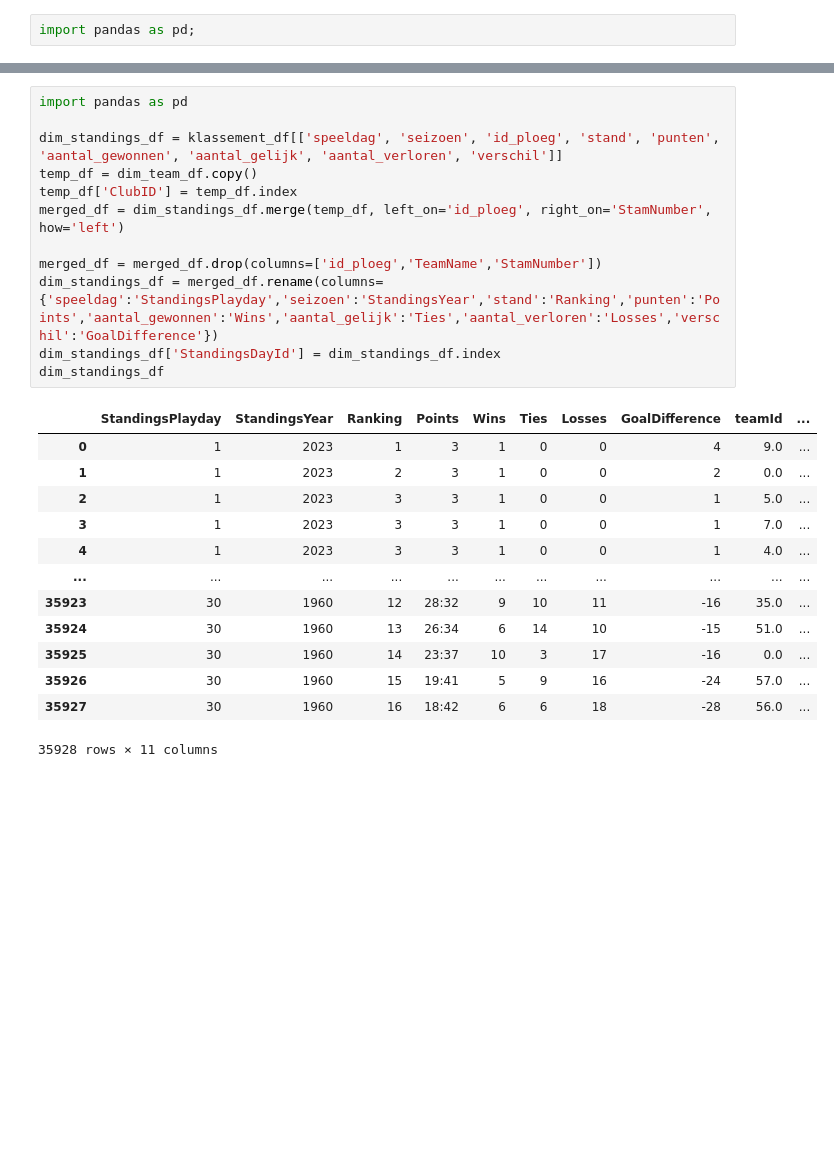
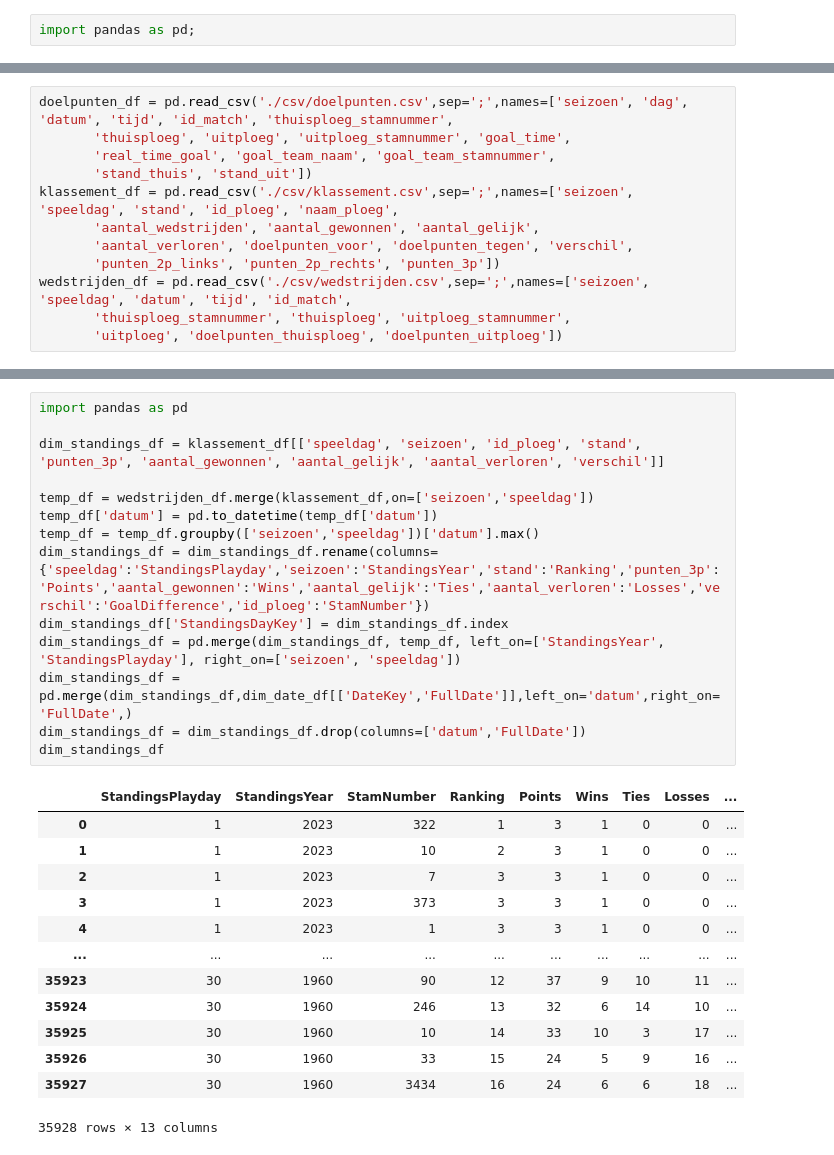
Before and after one commit to RobbeVDK/DEP1-2023-2024-groep04, a Jupyter notebook: bulk_insert_data.ipynb, the cells around one changed output, grey strips where cells are left out. Cells and saved outputs as stored; diff of their text form; blank space fills up the shorter version.

Commit message:
verder gewerkt voor de bulk insert voor de sql

```diff
--- a/bulk_insert_data.ipynb
+++ b/bulk_insert_data.ipynb
@@ -7 +3,13 @@ wedstrijden_df = pd.read_csv('./csv/wedstrijden_onverwerkd.csv')
+# %%
+doelpunten_df = pd.read_csv('./csv/doelpunten.csv',sep=';',names=['seizoen', 'dag', 'datum', 'tijd', 'id_match', 'thuisploeg_stamnummer',
+       'thuisploeg', 'uitploeg', 'uitploeg_stamnummer', 'goal_time',
+       'real_time_goal', 'goal_team_naam', 'goal_team_stamnummer',
+       'stand_thuis', 'stand_uit'])
+klassement_df = pd.read_csv('./csv/klassement.csv',sep=';',names=['seizoen', 'speeldag', 'stand', 'id_ploeg', 'naam_ploeg',
+       'aantal_wedstrijden', 'aantal_gewonnen', 'aantal_gelijk',
+       'aantal_verloren', 'doelpunten_voor', 'doelpunten_tegen', 'verschil',
+       'punten_2p_links', 'punten_2p_rechts', 'punten_3p'])
+wedstrijden_df = pd.read_csv('./csv/wedstrijden.csv',sep=';',names=['seizoen', 'speeldag', 'datum', 'tijd', 'id_match',
+       'thuisploeg_stamnummer', 'thuisploeg', 'uitploeg_stamnummer',
+       'uitploeg', 'doelpunten_thuisploeg', 'doelpunten_uitploeg'])
 # %%
@@ -36,26 +101,28 @@ dim_team_df
 # %%
 import pandas as pd
 
-dim_standings_df = klassement_df[['speeldag', 'seizoen', 'id_ploeg', 'stand', 'punten', 'aantal_gewonnen', 'aantal_gelijk', 'aantal_verloren', 'verschil']]
-temp_df = dim_team_df.copy()
-temp_df['ClubID'] = temp_df.index
-merged_df = dim_standings_df.merge(temp_df, left_on='id_ploeg', right_on='StamNumber', how='left')
+dim_standings_df = klassement_df[['speeldag', 'seizoen', 'id_ploeg', 'stand', 'punten_3p', 'aantal_gewonnen', 'aantal_gelijk', 'aantal_verloren', 'verschil']]
 
-merged_df = merged_df.drop(columns=['id_ploeg','TeamName','StamNumber'])
-dim_standings_df = merged_df.rename(columns={'speeldag':'StandingsPlayday','seizoen':'StandingsYear','stand':'Ranking','punten':'Points','aantal_gewonnen':'Wins','aantal_gelijk':'Ties','aantal_verloren':'Losses','verschil':'GoalDifference'})
-dim_standings_df['StandingsDayId'] = dim_standings_df.index
+temp_df = wedstrijden_df.merge(klassement_df,on=['seizoen','speeldag'])
+temp_df['datum'] = pd.to_datetime(temp_df['datum'])
+temp_df = temp_df.groupby(['seizoen','speeldag'])['datum'].max()
+dim_standings_df = dim_standings_df.rename(columns={'speeldag':'StandingsPlayday','seizoen':'StandingsYear','stand':'Ranking','punten_3p':'Points','aantal_gewonnen':'Wins','aantal_gelijk':'Ties','aantal_verloren':'Losses','verschil':'GoalDifference','id_ploeg':'StamNumber'})
+dim_standings_df['StandingsDayKey'] = dim_standings_df.index
+dim_standings_df = pd.merge(dim_standings_df, temp_df, left_on=['StandingsYear', 'StandingsPlayday'], right_on=['seizoen', 'speeldag'])
+dim_standings_df = pd.merge(dim_standings_df,dim_date_df[['DateKey','FullDate']],left_on='datum',right_on='FullDate',)
+dim_standings_df = dim_standings_df.drop(columns=['datum','FullDate'])
 dim_standings_df
 # %% [output]
-|  | StandingsPlayday | StandingsYear | Ranking | Points | Wins | Ties | Losses | GoalDifference | teamId | ... |
-| 0 | 1 | 2023 | 1 | 3 | 1 | 0 | 0 | 4 | 9.0 | ... |
-| 1 | 1 | 2023 | 2 | 3 | 1 | 0 | 0 | 2 | 0.0 | ... |
-| 2 | 1 | 2023 | 3 | 3 | 1 | 0 | 0 | 1 | 5.0 | ... |
-| 3 | 1 | 2023 | 3 | 3 | 1 | 0 | 0 | 1 | 7.0 | ... |
-| 4 | 1 | 2023 | 3 | 3 | 1 | 0 | 0 | 1 | 4.0 | ... |
-| ... | ... | ... | ... | ... | ... | ... | ... | ... | ... | ... |
-| 35923 | 30 | 1960 | 12 | 28:32 | 9 | 10 | 11 | -16 | 35.0 | ... |
-| 35924 | 30 | 1960 | 13 | 26:34 | 6 | 14 | 10 | -15 | 51.0 | ... |
-| 35925 | 30 | 1960 | 14 | 23:37 | 10 | 3 | 17 | -16 | 0.0 | ... |
-| 35926 | 30 | 1960 | 15 | 19:41 | 5 | 9 | 16 | -24 | 57.0 | ... |
-| 35927 | 30 | 1960 | 16 | 18:42 | 6 | 6 | 18 | -28 | 56.0 | ... |
+|  | StandingsPlayday | StandingsYear | StamNumber | Ranking | Points | Wins | Ties | Losses | ... |
+| 0 | 1 | 2023 | 322 | 1 | 3 | 1 | 0 | 0 | ... |
+| 1 | 1 | 2023 | 10 | 2 | 3 | 1 | 0 | 0 | ... |
+| 2 | 1 | 2023 | 7 | 3 | 3 | 1 | 0 | 0 | ... |
+| 3 | 1 | 2023 | 373 | 3 | 3 | 1 | 0 | 0 | ... |
+| 4 | 1 | 2023 | 1 | 3 | 3 | 1 | 0 | 0 | ... |
+| ... | ... | ... | ... | ... | ... | ... | ... | ... | ... |
+| 35923 | 30 | 1960 | 90 | 12 | 37 | 9 | 10 | 11 | ... |
+| 35924 | 30 | 1960 | 246 | 13 | 32 | 6 | 14 | 10 | ... |
+| 35925 | 30 | 1960 | 10 | 14 | 33 | 10 | 3 | 17 | ... |
+| 35926 | 30 | 1960 | 33 | 15 | 24 | 5 | 9 | 16 | ... |
+| 35927 | 30 | 1960 | 3434 | 16 | 24 | 6 | 6 | 18 | ... |
-35928 rows × 11 columns
+35928 rows × 13 columns
```
Also changed, not shown: parts of 7 cells of this notebook, 1 other file.
